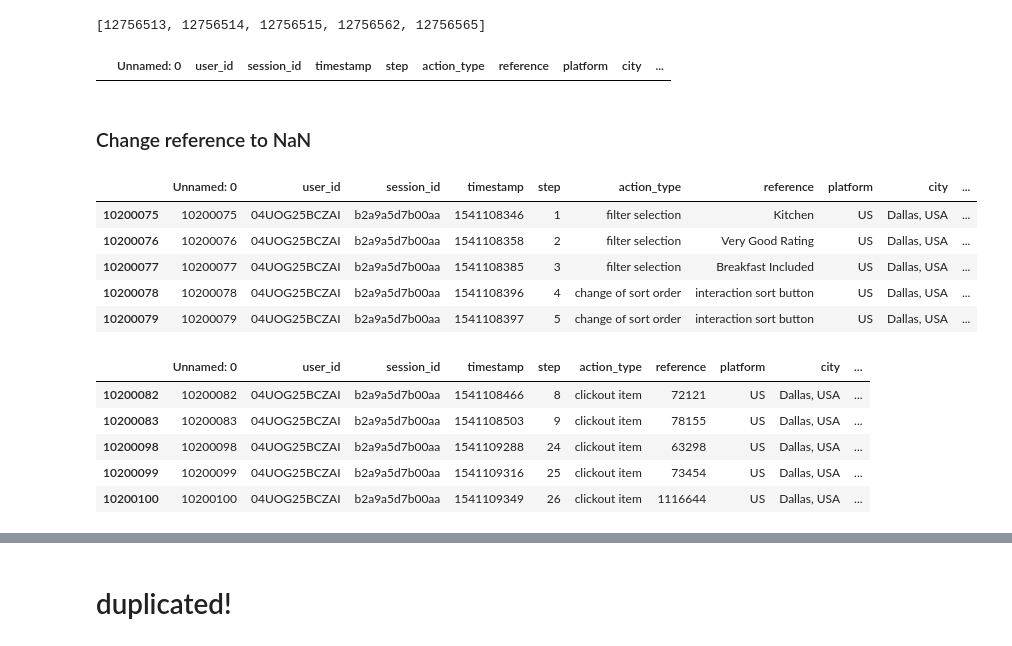
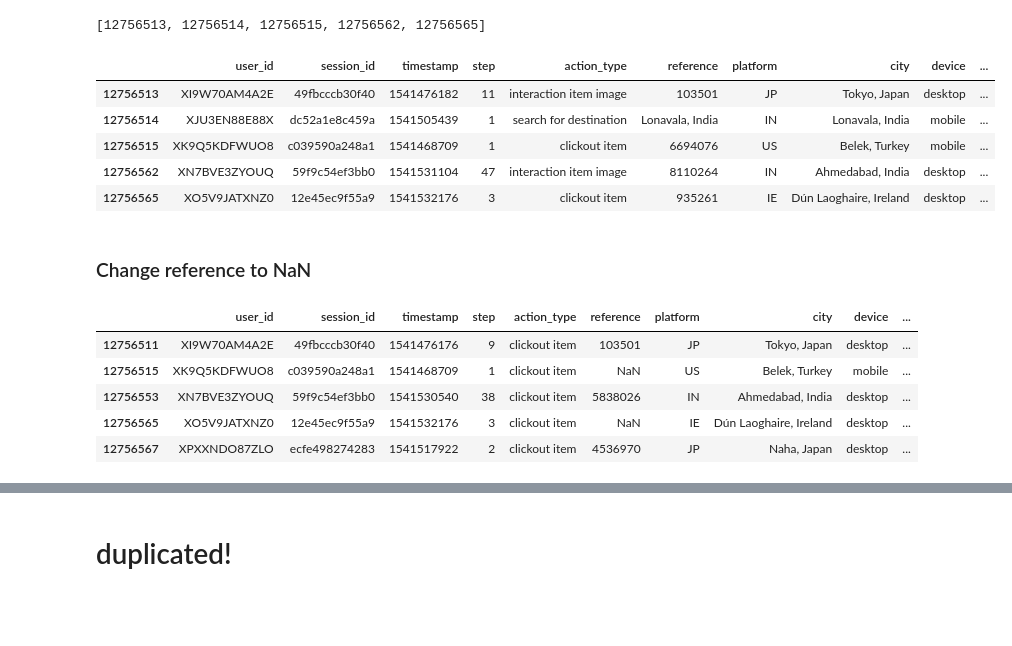
Before and after one commit to Agulaa/trivago-RecSys-Challenge-2019, a Jupyter notebook: Split train data.ipynb, the cells around one changed output, grey strips where cells are left out. Drawn from its saved outputs; the diff is of its cells as text; code cells hidden in the pictures; blank space fills up the shorter version.

```diff
--- a/Split train data.ipynb
+++ b/Split train data.ipynb
@@ -6,6 +6,6 @@ import numpy as np
 # %% [markdown]
 # Get data from https://recsys.trivago.cloud/challenge/dataset/
 # %%
-df = pd.read_csv('../data/train.csv')
+df = pd.read_csv('../data/Rectrain.csv')
 df.head()
 # %% [output]
@@ -124,9 +162,14 @@ idx_last_step[:5]
 # %% [output]
 [12756513, 12756514, 12756515, 12756562, 12756565]
 # %%
-groundTruth[groundTruth.index.isin(idx_last_step)].head()
+df_test[df_test.index.isin(idx_last_step)].head()
 # %% [output]
-|  | Unnamed: 0 | user_id | session_id | timestamp | step | action_type | reference | platform | city | ... |
+|  | user_id | session_id | timestamp | step | action_type | reference | platform | city | device | ... |
+| 12756513 | XI9W70AM4A2E | 49fbcccb30f40 | 1541476182 | 11 | interaction item image | 103501 | JP | Tokyo, Japan | desktop | ... |
+| 12756514 | XJU3EN88E88X | dc52a1e8c459a | 1541505439 | 1 | search for destination | Lonavala, India | IN | Lonavala, India | mobile | ... |
+| 12756515 | XK9Q5KDFWUO8 | c039590a248a1 | 1541468709 | 1 | clickout item | 6694076 | US | Belek, Turkey | mobile | ... |
+| 12756562 | XN7BVE3ZYOUQ | 59f9c54ef3bb0 | 1541531104 | 47 | interaction item image | 8110264 | IN | Ahmedabad, India | desktop | ... |
+| 12756565 | XO5V9JATXNZ0 | 12e45ec9f55a9 | 1541532176 | 3 | clickout item | 935261 | IE | Dún Laoghaire, Ireland | desktop | ... |
 # %% [markdown]
 ### Change reference to NaN
 # %%
@@ -135,23 +177,14 @@ df_test_labe = df_test[(df_test.index.isin(idx_last_step)) & (df_test.action_typ
 # %%
 df_test.loc[(df_test.index.isin(idx_last_step)) & (df_test.action_type == 'clickout item'), 'reference'] = np.nan
 # %%
-df_test.head()
+df_test[df_test.action_type=='clickout item'].head()
 # %% [output]
-|  | Unnamed: 0 | user_id | session_id | timestamp | step | action_type | reference | platform | city | ... |
-| 10200075 | 10200075 | 04UOG25BCZAI | b2a9a5d7b00aa | 1541108346 | 1 | filter selection | Kitchen | US | Dallas, USA | ... |
-| 10200076 | 10200076 | 04UOG25BCZAI | b2a9a5d7b00aa | 1541108358 | 2 | filter selection | Very Good Rating | US | Dallas, USA | ... |
-| 10200077 | 10200077 | 04UOG25BCZAI | b2a9a5d7b00aa | 1541108385 | 3 | filter selection | Breakfast Included | US | Dallas, USA | ... |
-| 10200078 | 10200078 | 04UOG25BCZAI | b2a9a5d7b00aa | 1541108396 | 4 | change of sort order | interaction sort button | US | Dallas, USA | ... |
-| 10200079 | 10200079 | 04UOG25BCZAI | b2a9a5d7b00aa | 1541108397 | 5 | change of sort order | interaction sort button | US | Dallas, USA | ... |
+|  | user_id | session_id | timestamp | step | action_type | reference | platform | city | device | ... |
+| 12756511 | XI9W70AM4A2E | 49fbcccb30f40 | 1541476176 | 9 | clickout item | 103501 | JP | Tokyo, Japan | desktop | ... |
+| 12756515 | XK9Q5KDFWUO8 | c039590a248a1 | 1541468709 | 1 | clickout item | NaN | US | Belek, Turkey | mobile | ... |
+| 12756553 | XN7BVE3ZYOUQ | 59f9c54ef3bb0 | 1541530540 | 38 | clickout item | 5838026 | IN | Ahmedabad, India | desktop | ... |
+| 12756565 | XO5V9JATXNZ0 | 12e45ec9f55a9 | 1541532176 | 3 | clickout item | NaN | IE | Dún Laoghaire, Ireland | desktop | ... |
+| 12756567 | XPXXNDO87ZLO | ecfe498274283 | 1541517922 | 2 | clickout item | 4536970 | JP | Naha, Japan | desktop | ... |
-# %%
-df_test[df_test.action_type == 'clickout item'].head()
-# %% [output]
-|  | Unnamed: 0 | user_id | session_id | timestamp | step | action_type | reference | platform | city | ... |
-| 10200082 | 10200082 | 04UOG25BCZAI | b2a9a5d7b00aa | 1541108466 | 8 | clickout item | 72121 | US | Dallas, USA | ... |
-| 10200083 | 10200083 | 04UOG25BCZAI | b2a9a5d7b00aa | 1541108503 | 9 | clickout item | 78155 | US | Dallas, USA | ... |
-| 10200098 | 10200098 | 04UOG25BCZAI | b2a9a5d7b00aa | 1541109288 | 24 | clickout item | 63298 | US | Dallas, USA | ... |
-| 10200099 | 10200099 | 04UOG25BCZAI | b2a9a5d7b00aa | 1541109316 | 25 | clickout item | 73454 | US | Dallas, USA | ... |
-| 10200100 | 10200100 | 04UOG25BCZAI | b2a9a5d7b00aa | 1541109349 | 26 | clickout item | 1116644 | US | Dallas, USA | ... |
 # %%
 df_test[df_test.index.isin([14214360,14214361, 14214359, 14214358, 14214362, 14214363, 14214364])]
 # %% [output]
```
Also changed, not shown: parts of 28 cells of this notebook.
